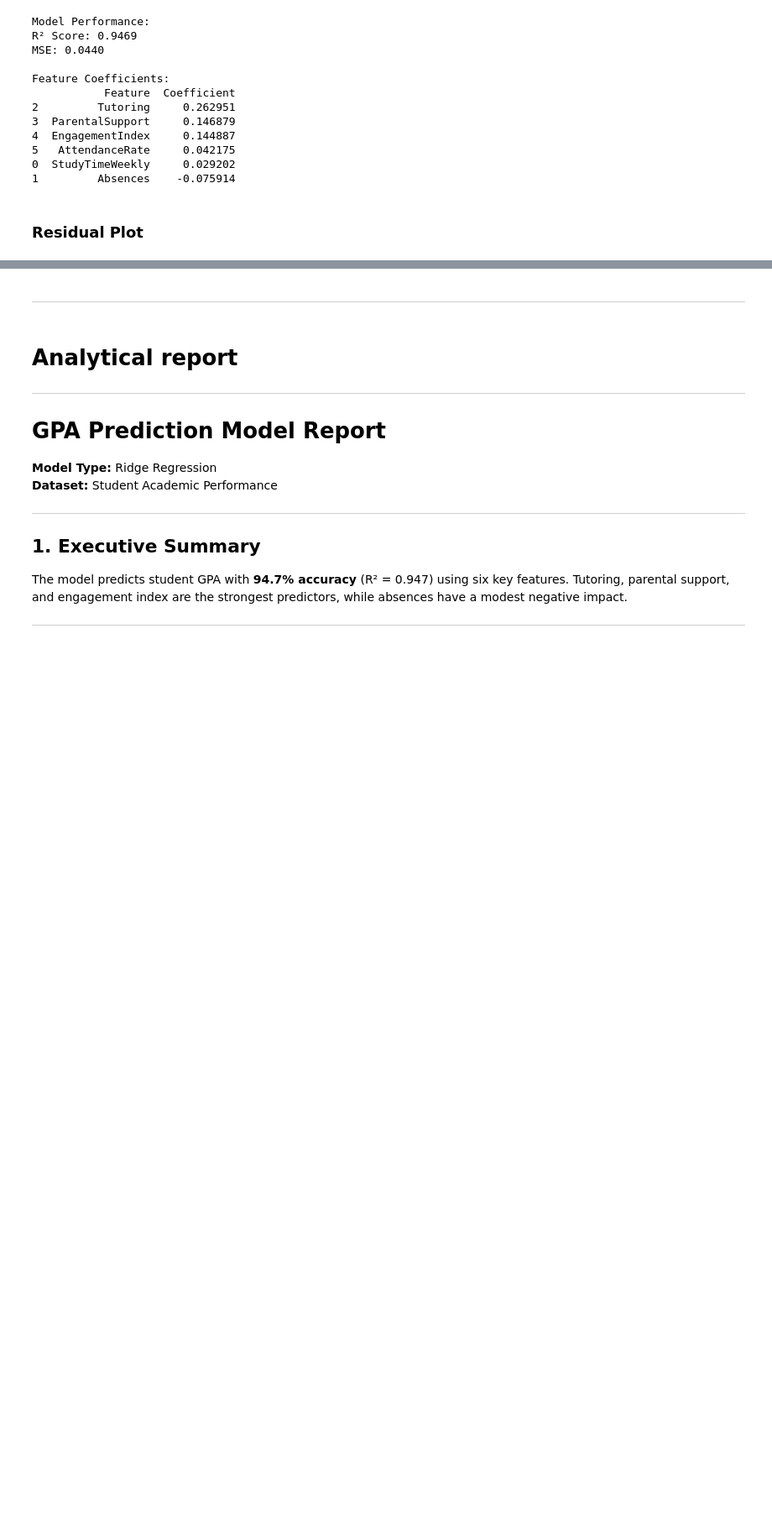
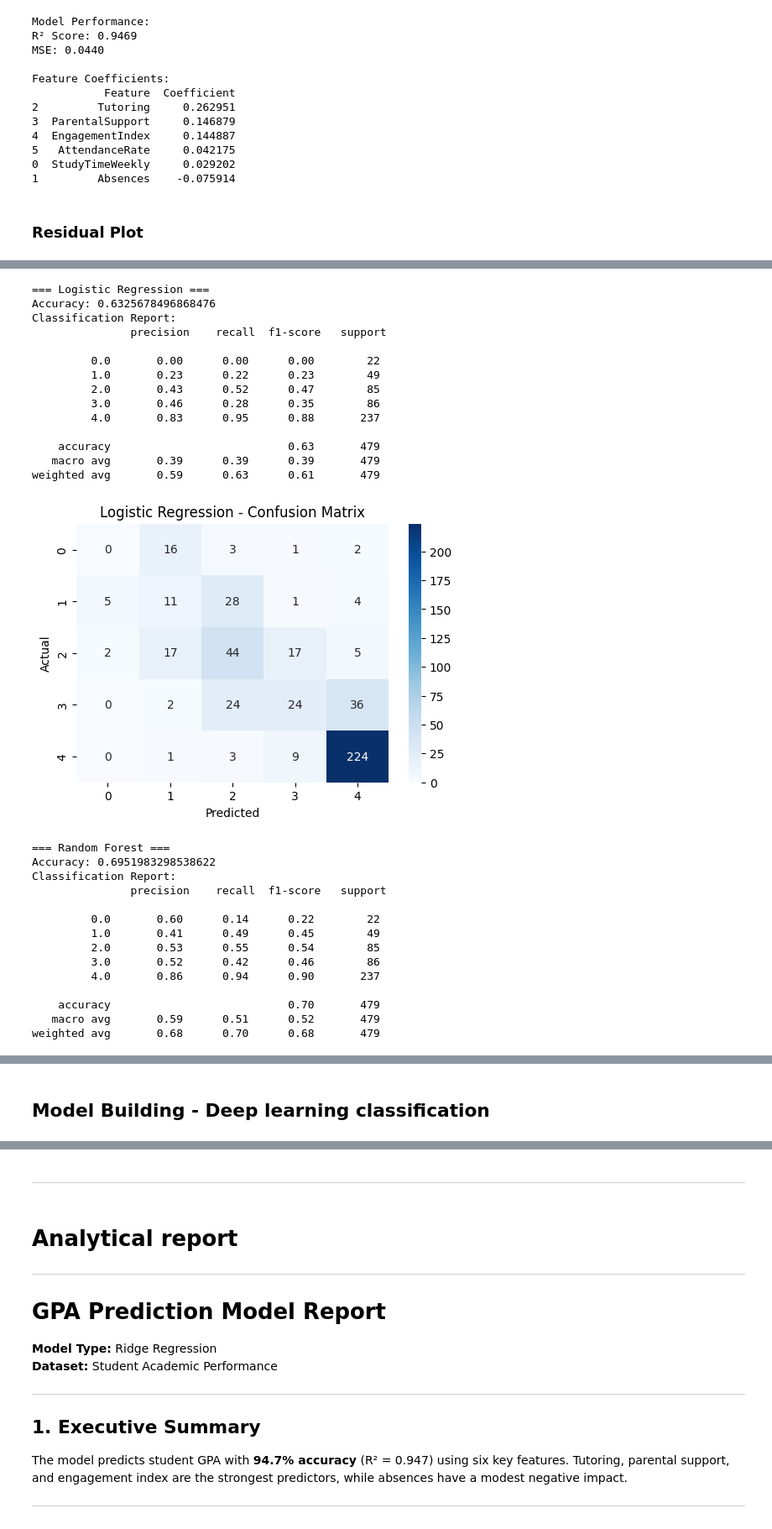
Before and after one commit to Enderphantom01/MLG-381-Assignment-1, a Jupyter notebook: notebooks/Group_AD_Notebook.ipynb, the cells around one changed output, grey strips where cells are left out. Shown at 84% size. Saved outputs shown, nothing was run; the diff lists cells and outputs as text; code cells hidden in the pictures; blank space fills up the shorter version.

```diff
--- a/notebooks/Group_AD_Notebook.ipynb
+++ b/notebooks/Group_AD_Notebook.ipynb
@@ -613,0 +639,71 @@ plt.show()
+# %%
+# Drop rows with missing values if any
+df.dropna(inplace=True)
+
+# Drop GPA since we are focusing on GradeClass classification
+X = df.drop(['GPA', 'GradeClass'], axis=1)
+y = df['GradeClass']
+# %%
+# Feature Engineering: Scale numerical features
+scaler = StandardScaler()
+numeric_cols = X.select_dtypes(include=['float64', 'int64']).columns
+X_scaled = X.copy()
+X_scaled[numeric_cols] = scaler.fit_transform(X[numeric_cols])
+
+# Train-test split
+X_train, X_test, y_train, y_test = train_test_split(X_scaled, y, test_size=0.2, random_state=42)
+# %%
+# Define models
+models = {
+    "Logistic Regression": LogisticRegression(max_iter=1000),
+    "Random Forest": RandomForestClassifier(random_state=42),
+    "XGBoost": XGBClassifier(use_label_encoder=False, eval_metric='mlogloss', random_state=42)
+}
+
+# Train and evaluate
+for name, model in models.items():
+    print(f"\n=== {name} ===")
+    model.fit(X_train, y_train)
+    y_pred = model.predict(X_test)
+
+    print("Accuracy:", accuracy_score(y_test, y_pred))
+    print("Classification Report:\n", classification_report(y_test, y_pred))
+
+    # Plot confusion matrix
+    cm = confusion_matrix(y_test, y_pred)
+    plt.figure(figsize=(6,4))
+    sns.heatmap(cm, annot=True, fmt='d', cmap='Blues')
+    plt.title(f'{name} - Confusion Matrix')
+    plt.xlabel('Predicted')
+    plt.ylabel('Actual')
+    plt.show()
+# %% [output]
+=== Logistic Regression ===
+Accuracy: 0.6325678496868476
+Classification Report:
+               precision    recall  f1-score   support
+
+         0.0       0.00      0.00      0.00        22
+         1.0       0.23      0.22      0.23        49
+         2.0       0.43      0.52      0.47        85
+         3.0       0.46      0.28      0.35        86
+         4.0       0.83      0.95      0.88       237
+
+    accuracy                           0.63       479
+   macro avg       0.39      0.39      0.39       479
+weighted avg       0.59      0.63      0.61       479
+[figure, added]
+=== Random Forest ===
+Accuracy: 0.6951983298538622
+Classification Report:
+               precision    recall  f1-score   support
+
+         0.0       0.60      0.14      0.22        22
+         1.0       0.41      0.49      0.45        49
+         2.0       0.53      0.55      0.54        85
+         3.0       0.52      0.42      0.46        86
+         4.0       0.86      0.94      0.90       237
+
+    accuracy                           0.70       479
+   macro avg       0.59      0.51      0.52       479
+weighted avg       0.68      0.70      0.68       479
@@ -613,0 +726,2 @@ plt.show()
+# %% [markdown]
+## Model Building - Deep learning classification
```
Also changed, not shown: parts of 19 cells of this notebook, 1 other file.
